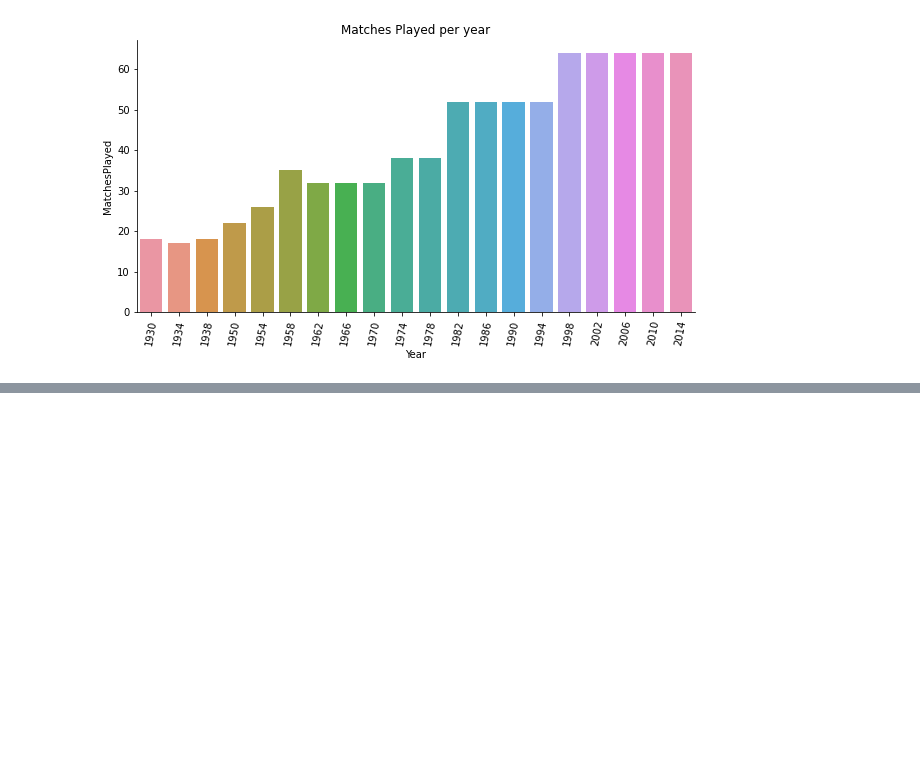
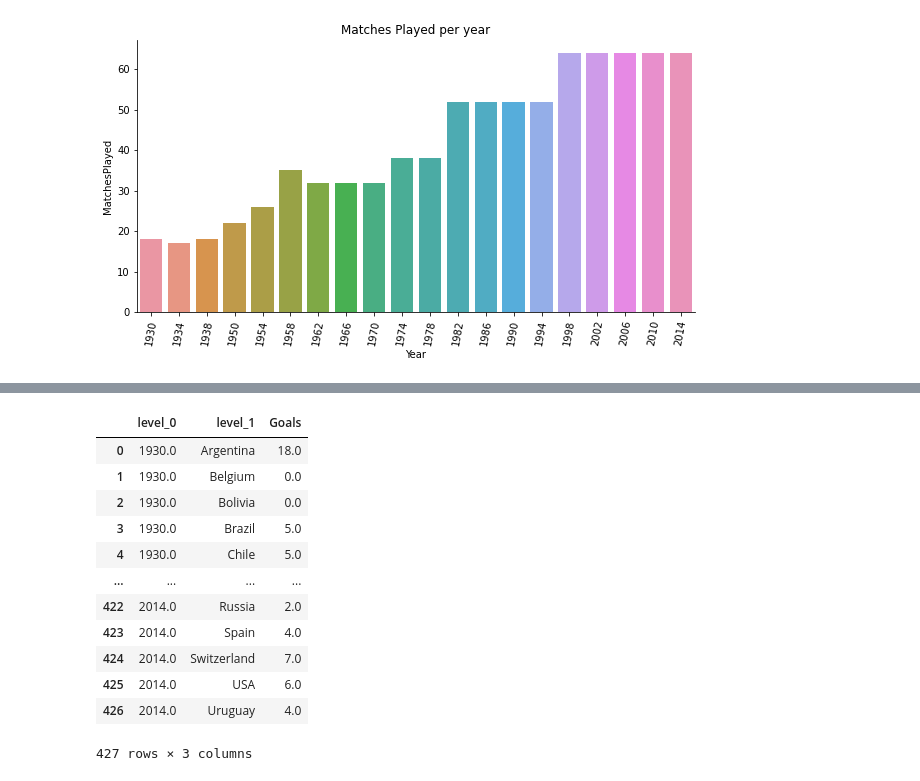
Before and after one commit to Binita72/FIFA_World_Cup, a Jupyter notebook: Untitled.ipynb, the cells around one changed output, grey strips where cells are left out. Cells and saved outputs as stored; diff of their text form; code cells hidden in the pictures; blank space fills up the shorter version.

```diff
--- a/Untitled.ipynb
+++ b/Untitled.ipynb
@@ -572,0 +666,3 @@ plt.show()
+# %%
+goals = goals.drop(labels = ['Home Team Goals', 'Away Team Goals'], axis = 1)
+goals
@@ -572,0 +683,18 @@ plt.show()
+# %%
+goals = goals.reset_index()
+# %%
+goals
+# %% [output]
+|  | level_0 | level_1 | Goals |
+| 0 | 1930.0 | Argentina | 18.0 |
+| 1 | 1930.0 | Belgium | 0.0 |
+| 2 | 1930.0 | Bolivia | 0.0 |
+| 3 | 1930.0 | Brazil | 5.0 |
+| 4 | 1930.0 | Chile | 5.0 |
+| ... | ... | ... | ... |
+| 422 | 2014.0 | Russia | 2.0 |
+| 423 | 2014.0 | Spain | 4.0 |
+| 424 | 2014.0 | Switzerland | 7.0 |
+| 425 | 2014.0 | USA | 6.0 |
+| 426 | 2014.0 | Uruguay | 4.0 |
+427 rows × 3 columns
```
Also changed, not shown: parts of 28 cells of this notebook.
